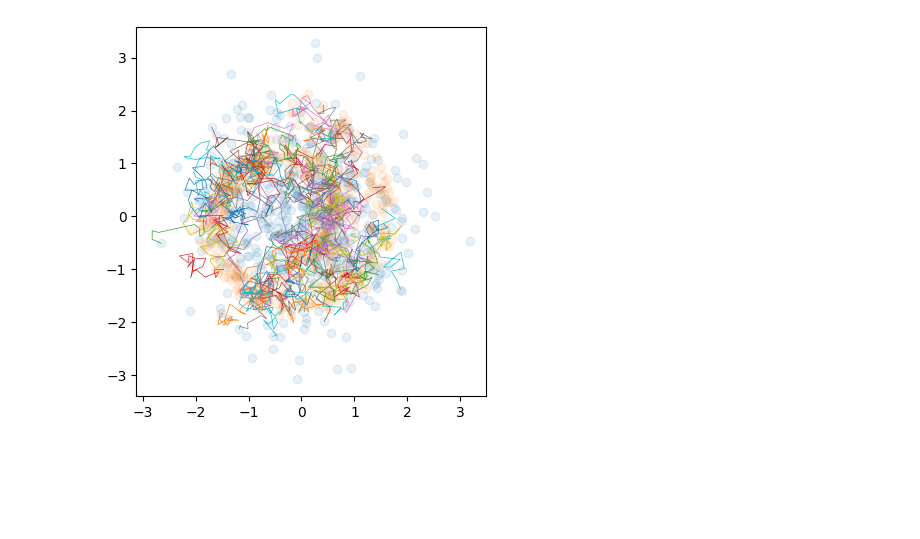
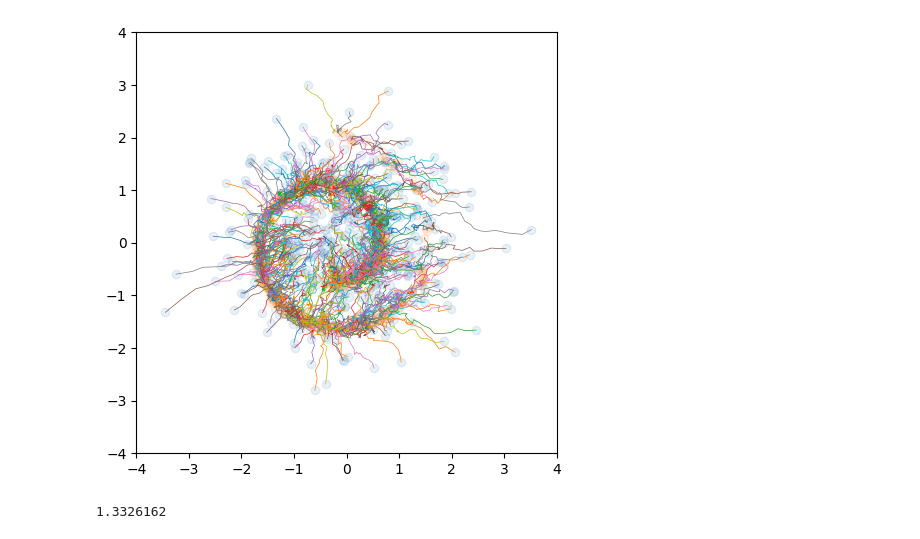
Before and after one commit to KelvinzLi/SimpleDSB, a Jupyter notebook: DSB_buffered.ipynb, the cells around one changed output. Cells and saved outputs as stored; diff of their text form; code cells hidden in the pictures; blank space fills up the shorter version.

```diff
--- a/DSB_buffered.ipynb
+++ b/DSB_buffered.ipynb
@@ -149,12 +149,12 @@ def dsb_train_encoder_one_step(
 # %%
 ### Hyperparameters
 
-epochs = 20
+epochs = 10
 iters_per_epoch = 2_000
 time_steps = 20
 
 buffer_update_size = 4096
-buffer_update_freq = 50
+buffer_update_freq = 20
 
 buffer_size = 10_000
 
@@ -162,7 +162,7 @@ batch_size = 512
 
 lr = 1e-4
 
-step_size = 1e-2
+step_size = 1e-3
 
 ### Dataloader functions
 
@@ -290,17 +293,33 @@ cache = cache.detach().cpu().numpy()
 # %%
 t = 0
 
 data_sample = load_data_sample()
 
 # plt.scatter(data_sample[:, 0].cpu(), data_sample[:, 1].cpu(), alpha = 0.1, label = "ground truth")
 plt.scatter(cache[-1, :, 0], cache[-1, :, 1], alpha = 0.1, label = "prior")
 plt.scatter(cache[t, :, 0], cache[t, :, 1], alpha = 0.1, label = "DSB result")
 
-for ii in range(100):
+for ii in range(viz_batch_size):
     traj = cache[:, ii]
-    plt.plot(traj[:, 0], traj[:, 1], linewidth=0.5, alpha = 1)
+    plt.plot(traj[:, 0], traj[:, 1], linewidth=0.5)
 
 plt.axis('scaled')
+
+plt.xlim([-4, 4])
+plt.ylim([-4, 4])
+
+plt.tight_layout()
+
+plt.savefig("DSB_traj", dpi = 200)
+
 plt.show()
 # %% [output]
-[figure, old version]
+[figure, new version]
+# %%
+diff = cache[1:] - cache[:-1]
+distance = np.sqrt(np.square(diff).sum(axis = -1))
+traj_distance = distance.sum(axis = 0)
+
+print(traj_distance.mean())
+# %% [output]
+1.3326162
```
Also changed, not shown: parts of 3 cells of this notebook, 3 other files.
